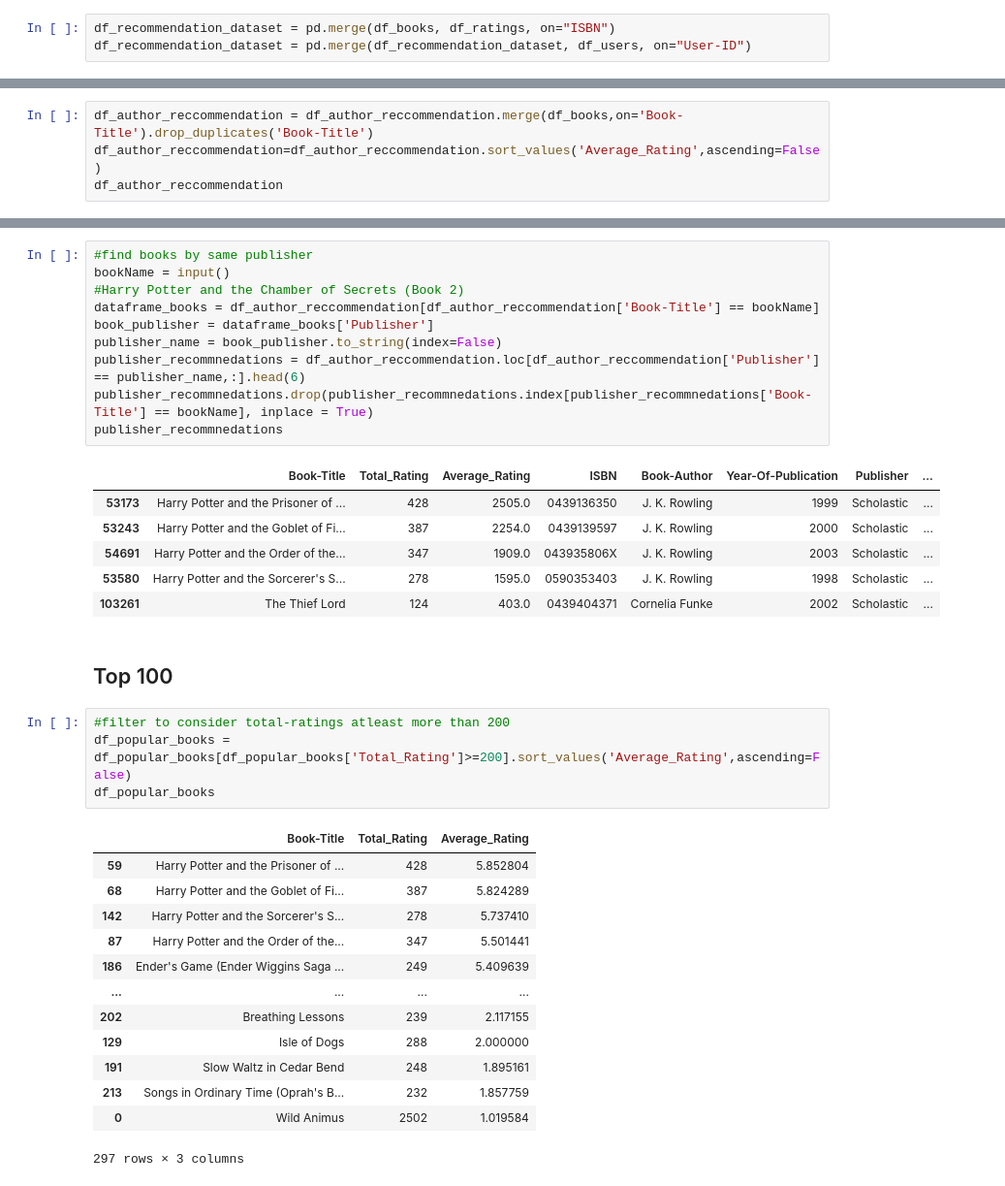
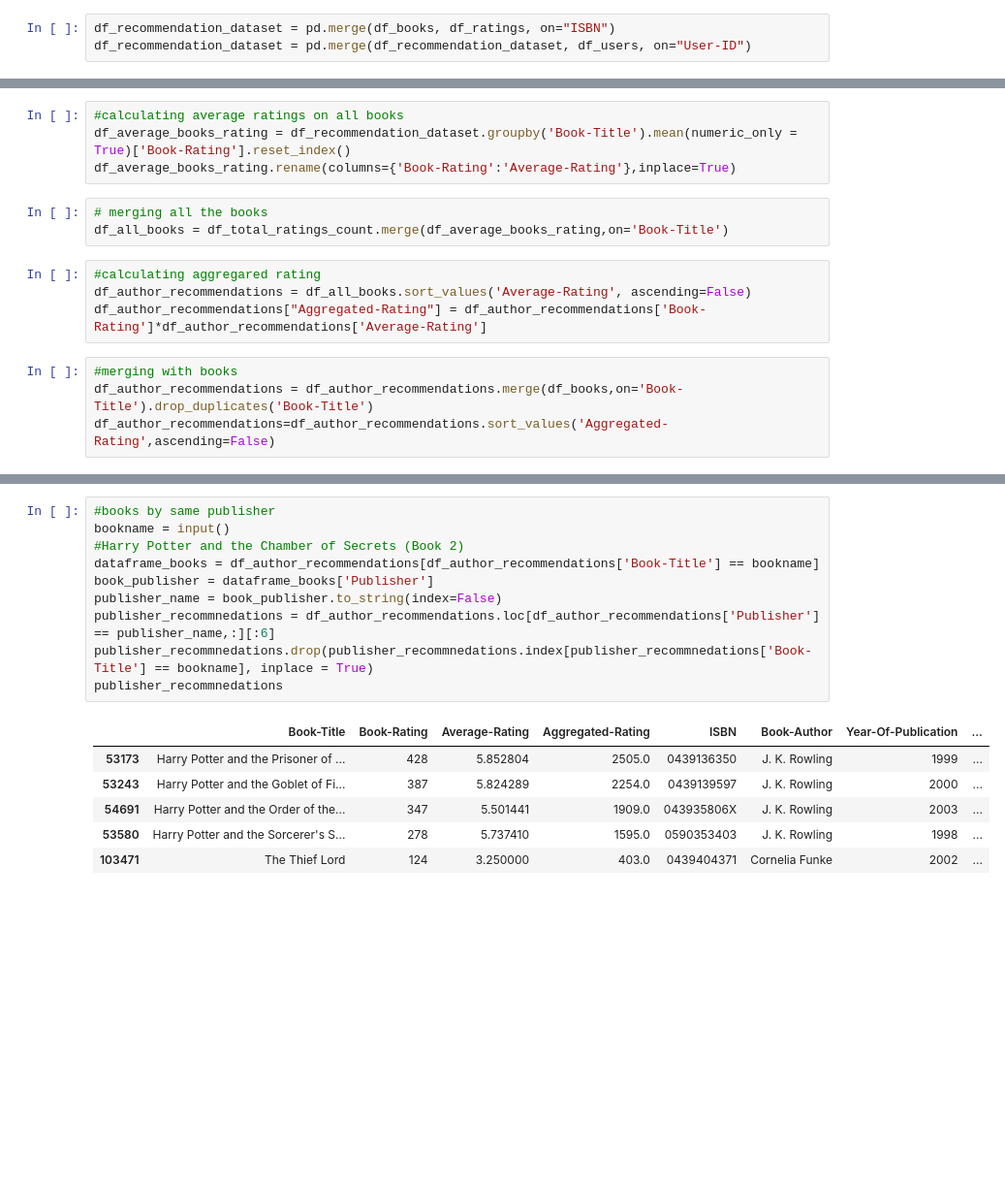
Before and after one commit to harshita-jaiswal/FindYourNextBook, a Jupyter notebook: Recommendations.ipynb, the cells around one changed output, grey strips where cells are left out. Shown at 97% size. Cells and saved outputs as stored; diff of their text form; blank space fills up the shorter version.

Commit message:
books by same author, publisher

```diff
--- a/Recommendations.ipynb
+++ b/Recommendations.ipynb
@@ -509,4 +353,15 @@ df_author_reccommendation
+# %%
+#calculating average ratings on all books
+df_average_books_rating = df_recommendation_dataset.groupby('Book-Title').mean(numeric_only = True)['Book-Rating'].reset_index()
+df_average_books_rating.rename(columns={'Book-Rating':'Average-Rating'},inplace=True)
+# %%
+# merging all the books
+df_all_books = df_total_ratings_count.merge(df_average_books_rating,on='Book-Title')
+# %%
+#calculating aggregared rating
+df_author_recommendations = df_all_books.sort_values('Average-Rating', ascending=False)
+df_author_recommendations["Aggregated-Rating"] = df_author_recommendations['Book-Rating']*df_author_recommendations['Average-Rating']
 # %%
-df_author_reccommendation = df_author_reccommendation.merge(df_books,on='Book-Title').drop_duplicates('Book-Title')
-df_author_reccommendation=df_author_reccommendation.sort_values('Average_Rating',ascending=False)
-df_author_reccommendation
+#merging with books
+df_author_recommendations = df_author_recommendations.merge(df_books,on='Book-Title').drop_duplicates('Book-Title')
+df_author_recommendations=df_author_recommendations.sort_values('Aggregated-Rating',ascending=False)
@@ -544,37 +385,17 @@ author_recommnedations
 # %%
-#find books by same publisher
-bookName = input()
+#books by same publisher
+bookname = input()
 #Harry Potter and the Chamber of Secrets (Book 2)
-dataframe_books = df_author_reccommendation[df_author_reccommendation['Book-Title'] == bookName]
+dataframe_books = df_author_recommendations[df_author_recommendations['Book-Title'] == bookname]
 book_publisher = dataframe_books['Publisher']
 publisher_name = book_publisher.to_string(index=False)
-publisher_recommnedations = df_author_reccommendation.loc[df_author_reccommendation['Publisher'] == publisher_name,:].head(6)
-publisher_recommnedations.drop(publisher_recommnedations.index[publisher_recommnedations['Book-Title'] == bookName], inplace = True)
+publisher_recommnedations = df_author_recommendations.loc[df_author_recommendations['Publisher'] == publisher_name,:][:6]
+publisher_recommnedations.drop(publisher_recommnedations.index[publisher_recommnedations['Book-Title'] == bookname], inplace = True)
 publisher_recommnedations
 # %% [output]
-|  | Book-Title | Total_Rating | Average_Rating | ISBN | Book-Author | Year-Of-Publication | Publisher | ... |
-| 53173 | Harry Potter and the Prisoner of ... | 428 | 2505.0 | 0439136350 | J. K. Rowling | 1999 | Scholastic | ... |
-| 53243 | Harry Potter and the Goblet of Fi... | 387 | 2254.0 | 0439139597 | J. K. Rowling | 2000 | Scholastic | ... |
-| 54691 | Harry Potter and the Order of the... | 347 | 1909.0 | 043935806X | J. K. Rowling | 2003 | Scholastic | ... |
-| 53580 | Harry Potter and the Sorcerer's S... | 278 | 1595.0 | 0590353403 | J. K. Rowling | 1998 | Scholastic | ... |
-| 103261 | The Thief Lord | 124 | 403.0 | 0439404371 | Cornelia Funke | 2002 | Scholastic | ... |
+|  | Book-Title | Book-Rating | Average-Rating | Aggregated-Rating | ISBN | Book-Author | Year-Of-Publication | ... |
+| 53173 | Harry Potter and the Prisoner of ... | 428 | 5.852804 | 2505.0 | 0439136350 | J. K. Rowling | 1999 | ... |
+| 53243 | Harry Potter and the Goblet of Fi... | 387 | 5.824289 | 2254.0 | 0439139597 | J. K. Rowling | 2000 | ... |
+| 54691 | Harry Potter and the Order of the... | 347 | 5.501441 | 1909.0 | 043935806X | J. K. Rowling | 2003 | ... |
+| 53580 | Harry Potter and the Sorcerer's S... | 278 | 5.737410 | 1595.0 | 0590353403 | J. K. Rowling | 1998 | ... |
+| 103471 | The Thief Lord | 124 | 3.250000 | 403.0 | 0439404371 | Cornelia Funke | 2002 | ... |
-# %% [markdown]
-## Top 100
-# %%
-#filter to consider total-ratings atleast more than 200
-df_popular_books = df_popular_books[df_popular_books['Total_Rating']>=200].sort_values('Average_Rating',ascending=False)
-df_popular_books
-# %% [output]
-|  | Book-Title | Total_Rating | Average_Rating |
-| 59 | Harry Potter and the Prisoner of ... | 428 | 5.852804 |
-| 68 | Harry Potter and the Goblet of Fi... | 387 | 5.824289 |
-| 142 | Harry Potter and the Sorcerer's S... | 278 | 5.737410 |
-| 87 | Harry Potter and the Order of the... | 347 | 5.501441 |
-| 186 | Ender's Game (Ender Wiggins Saga ... | 249 | 5.409639 |
-| ... | ... | ... | ... |
-| 202 | Breathing Lessons | 239 | 2.117155 |
-| 129 | Isle of Dogs | 288 | 2.000000 |
-| 191 | Slow Waltz in Cedar Bend | 248 | 1.895161 |
-| 213 | Songs in Ordinary Time (Oprah's B... | 232 | 1.857759 |
-| 0 | Wild Animus | 2502 | 1.019584 |
-297 rows × 3 columns
```
Also changed, not shown: parts of 32 cells of this notebook.
